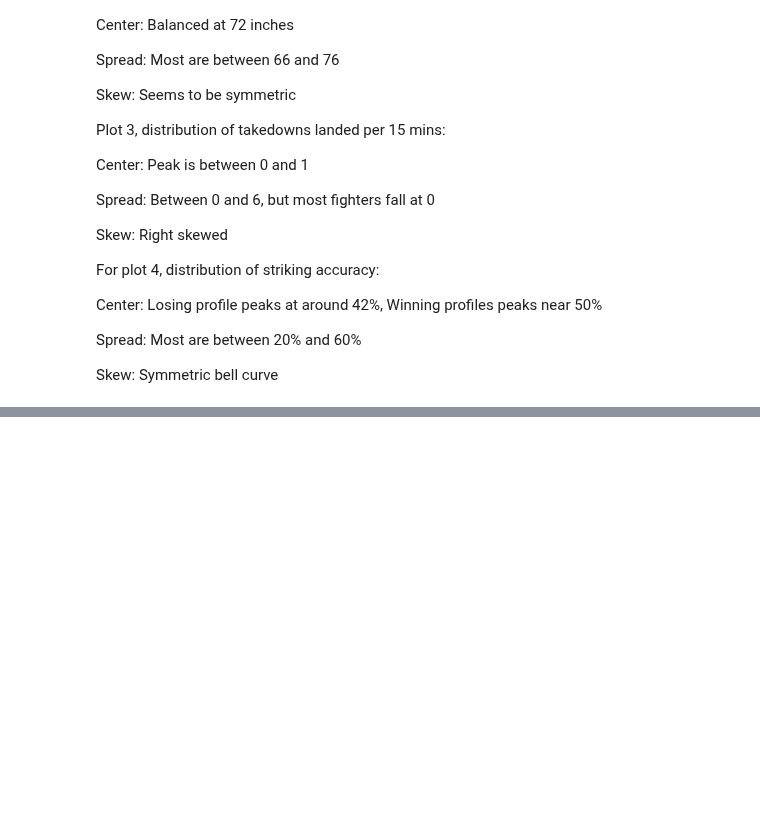
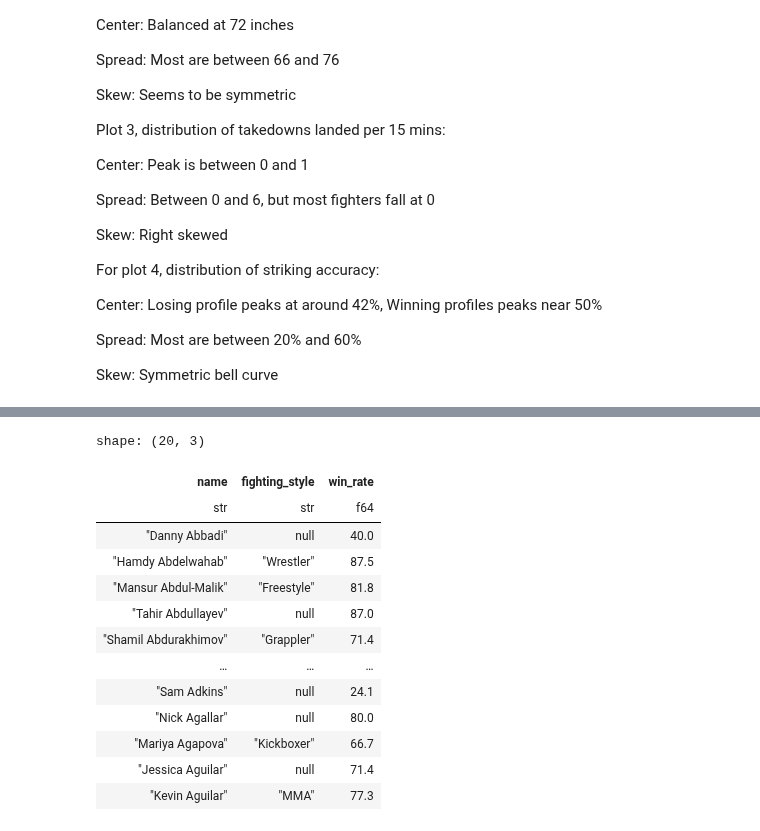
Before and after one commit to Tpate33/cs418-ufc-fight-analysis, a Jupyter notebook: eda.ipynb, the cells around one changed output, grey strips where cells are left out. Cells and saved outputs as stored; diff of their text form; code cells hidden in the pictures; blank space fills up the shorter version.

```diff
--- a/eda.ipynb
+++ b/eda.ipynb
@@ -174,0 +206,11 @@ Skew: Symmetric bell curve
+# %%
+athletes = athletes.with_columns(
+    pl.when(
+        (pl.col("fighting_style") == "NA") |
+        (pl.col("fighting_style") == "")
+    )
+    .then(None)
+    .otherwise(pl.col("fighting_style"))
+    .alias("fighting_style")
+)
+athletes.select("fighting_style").drop_nulls().unique().sort("fighting_style")
@@ -174,0 +232,22 @@ Skew: Symmetric bell curve
+# %%
+joined_df = df.join(
+    athletes.select(["name", "fighting_style"]),
+    on="name",
+    how="inner"
+)
+joined_df.select(["name", "fighting_style", "win_rate"]).head(20)
+# %% [output]
+shape: (20, 3)
+| name | fighting_style | win_rate |
+| str | str | f64 |
+| "Danny Abbadi" | null | 40.0 |
+| "Hamdy Abdelwahab" | "Wrestler" | 87.5 |
+| "Mansur Abdul-Malik" | "Freestyle" | 81.8 |
+| "Tahir Abdullayev" | null | 87.0 |
+| "Shamil Abdurakhimov" | "Grappler" | 71.4 |
+| … | … | … |
+| "Sam Adkins" | null | 24.1 |
+| "Nick Agallar" | null | 80.0 |
+| "Mariya Agapova" | "Kickboxer" | 66.7 |
+| "Jessica Aguilar" | null | 71.4 |
+| "Kevin Aguilar" | "MMA" | 77.3 |
```
Also changed, not shown: parts of 7 cells of this notebook, 1 other file.
